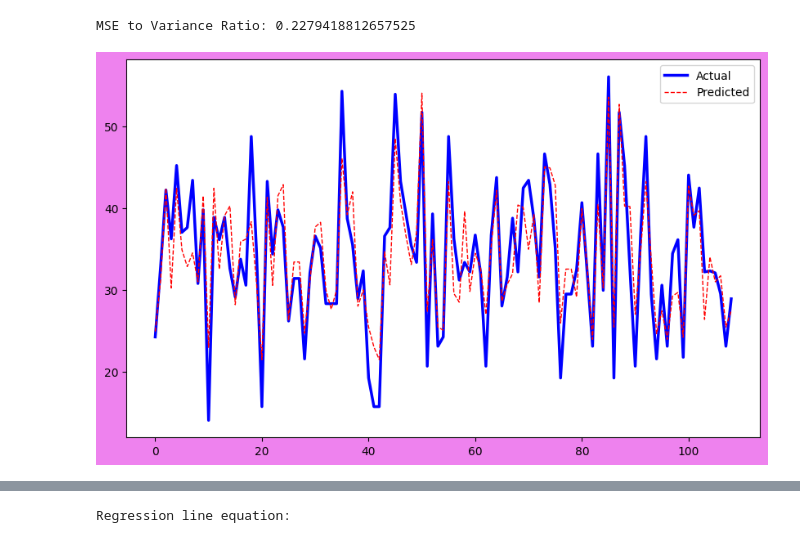
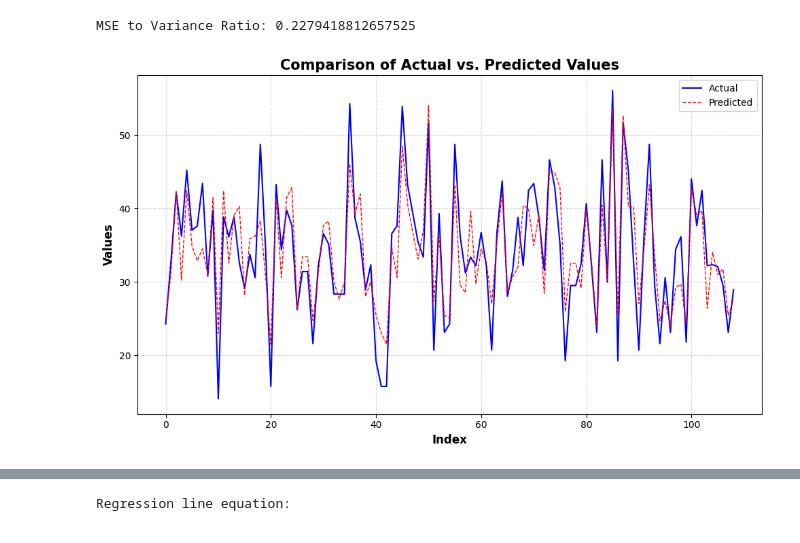
Before and after one commit to letizialanza01/Project_US_Pollution, a Jupyter notebook: Project_US_Pollution.ipynb, the cells around one changed output, grey strips where cells are left out. Saved outputs shown, nothing was run; the diff lists cells and outputs as text; code cells hidden in the pictures.

Commit message:
changing details in linear regression plots

```diff
--- a/Project_US_Pollution.ipynb
+++ b/Project_US_Pollution.ipynb
@@ -1320,10 +1414,18 @@ print("MSE to Variance Ratio:", mse_to_variance_ratio)
 # %% [output]
 MSE to Variance Ratio: 0.2279418812657525
 # %%
-plt.figure(figsize=(10,6), facecolor = 'violet')
-plt.plot(y_test, color='blue', linewidth=2.5,label = 'Actual')
-plt.plot(y_pred, linestyle='--', color='red', linewidth=1)
-plt.legend(['Actual', 'Predicted'])
+plt.figure(figsize = (10, 6))
+plt.plot(y_test, color = 'blue', linewidth = 1.5, label = 'Actual')
+plt.plot(y_pred, linestyle = '--', color = 'red', linewidth = 1, label = 'Predicted')
+plt.xlabel('Index', fontsize = 12, fontweight = 'bold', color = 'black')
+plt.ylabel('Values', fontsize = 12, fontweight = 'bold', color = 'black')
+plt.title('Comparison of Actual vs. Predicted Values', fontsize = 15, fontweight = 'bold', color = 'black')
+plt.xticks(fontsize = 10, color = 'black')
+plt.yticks(fontsize = 10, color = 'black')
+plt.grid(True, linestyle = '--', alpha = 0.5)
+plt.legend()
+
+plt.tight_layout()
 plt.show()
 # %% [output]
-[figure, old version]
+[figure, new version]
```
Also changed, not shown: parts of 27 cells of this notebook.
